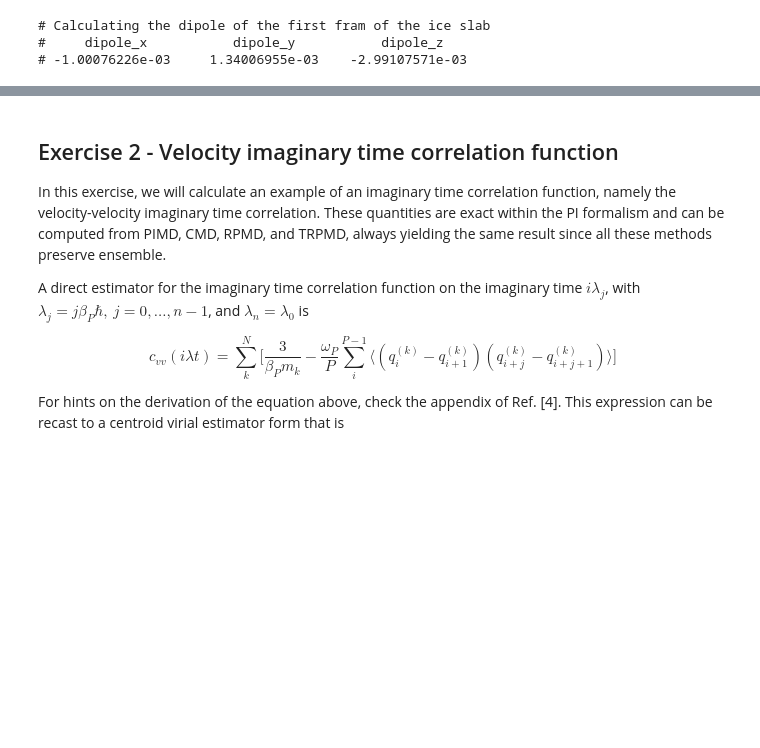
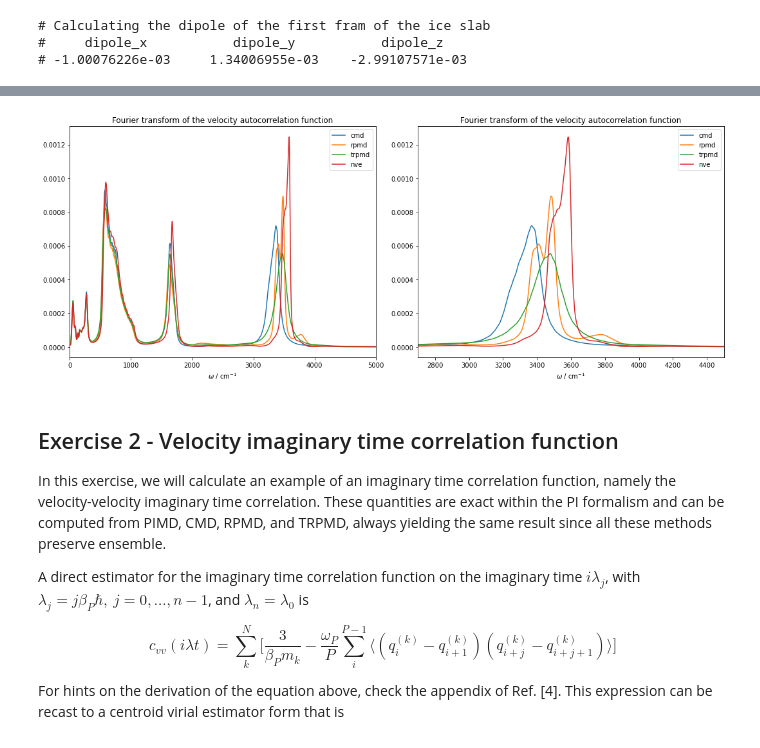
Before and after one commit to i-pi/tutorials-schools, a Jupyter notebook: day-3/day-3.ipynb, the cells around one changed output, grey strips where cells are left out. Saved outputs shown, nothing was run; the diff lists cells and outputs as text; code cells hidden in the pictures; blank space fills up the shorter version.

```diff
--- a/day-3/day-3.ipynb
+++ b/day-3/day-3.ipynb
@@ -119,3 +233,34 @@ autocorr /= autocorr[0]
+# %%
+methods = ['cmd', 'rpmd', 'trpmd', 'nve']
+os.chdir('ex-1/precomputed-trajectories/')
+
+fig,(ax1,ax2) = plt.subplots(1,2, figsize=[15,6])
+ax1.set_title(r'Fourier transform of the velocity autocorrelation function')
+for mm in methods:
+    os.chdir(mm + '/')
+    vel = np.loadtxt(mm + '.vv', usecols=(0,1))
+    ax1.plot(vel[:,0],vel[:,1], label = '%s'%mm)
+    os.chdir('../')
+ax1.legend()
+ax1.set_xlim([0,5000])
+ax1.set_xlabel(r'$\omega\ /\ \mathrm{cm}^{-1}$')
+
+
+ax2.set_title(r'Fourier transform of the velocity autocorrelation function')
+for mm in methods:
+    os.chdir(mm + '/')
+    vel = np.loadtxt(mm + '.vv', usecols=(0,1))
+    ax2.plot(vel[:,0],vel[:,1], label = '%s'%mm)
+    os.chdir('../')
+ax2.set_xlim([2700,4500])
+ax2.set_xlabel(r'$\omega\ /\ \mathrm{cm}^{-1}$')
+ax2.legend()
+
+plt.tight_layout()
+plt.show()
+os.chdir('../../')
+# %% [output]
+[figure, added]
 # %% [markdown]
 <h2>Exercise 2 - Velocity imaginary time correlation function </h2>
 
```
Also changed, not shown: parts of 9 cells of this notebook.
